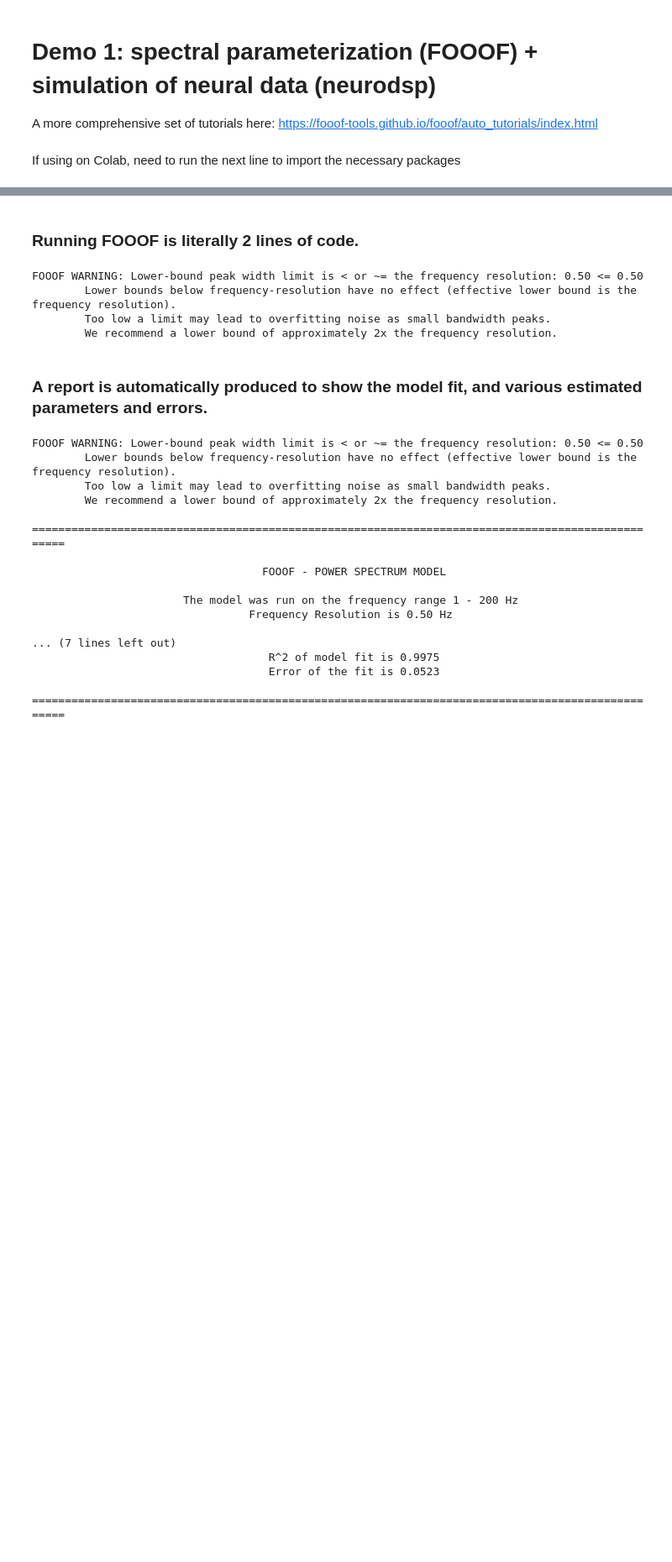
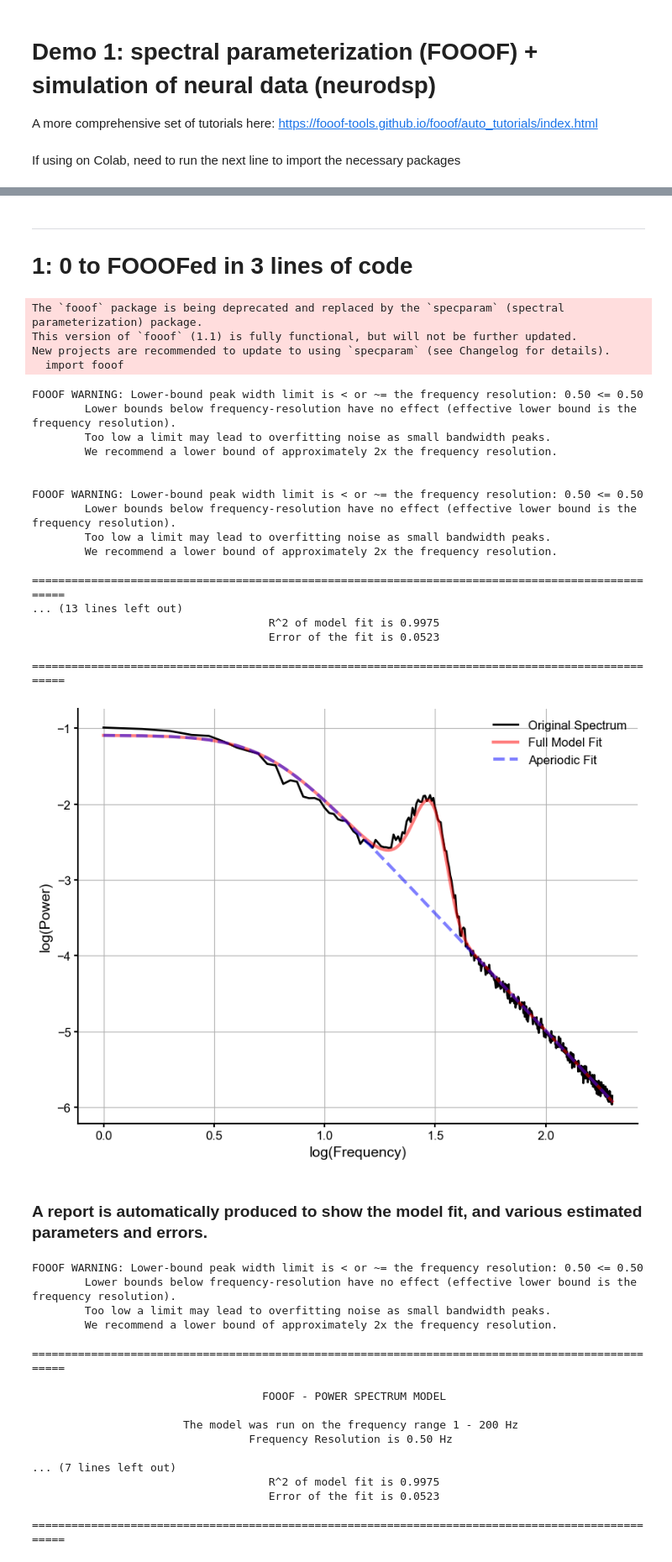
Before and after one commit to rdgao/specparam-sbi, a Jupyter notebook: demo_notebooks/1-fooof_ndsp_demo.ipynb, the cells around one changed output, grey strips where cells are left out. Shown at 84% size. Drawn from its saved outputs; the diff is of its cells as text; code cells hidden in the pictures; blank space fills up the shorter version.

```diff
--- a/demo_notebooks/1-fooof_ndsp_demo.ipynb
+++ b/demo_notebooks/1-fooof_ndsp_demo.ipynb
@@ -36,14 +42,34 @@ plt.xlabel('frequency'); plt.ylabel('power');
 # %% [markdown]
-### Running FOOOF is literally 2 lines of code.
+---
+# 1: 0 to FOOOFed in 3 lines of code
 # %%
 import fooof
 fg = fooof.FOOOF(max_n_peaks=3, min_peak_height=.5, aperiodic_mode='knee')
 fg.fit(freqs, psd, freq_range=[1,200])
+fg.report(plt_log=True)
 # %% [output]
-FOOOF WARNING: Lower-bound peak width limit is < or ~= the frequency resolution: 0.50 <= 0.50
-        Lower bounds below frequency-resolution have no effect (effective lower bound is the frequency resolution).
-        Too low a limit may lead to overfitting noise as small bandwidth peaks.
-        We recommend a lower bound of approximately 2x the frequency resolution.
+The `fooof` package is being deprecated and replaced by the `specparam` (spectral parameterization) package.
+This version of `fooof` (1.1) is fully functional, but will not be further updated.
+New projects are recommended to update to using `specparam` (see Changelog for details).
+  import fooof
+FOOOF WARNING: Lower-bound peak width limit is < or ~= the frequency resolution: 0.50 <= 0.50
+        Lower bounds below frequency-resolution have no effect (effective lower bound is the frequency resolution).
+        Too low a limit may lead to overfitting noise as small bandwidth peaks.
+        We recommend a lower bound of approximately 2x the frequency resolution.
+
+
+FOOOF WARNING: Lower-bound peak width limit is < or ~= the frequency resolution: 0.50 <= 0.50
+        Lower bounds below frequency-resolution have no effect (effective lower bound is the frequency resolution).
+        Too low a limit may lead to overfitting noise as small bandwidth peaks.
+        We recommend a lower bound of approximately 2x the frequency resolution.
+
+==================================================================================================
+... (13 lines left out)
+                                    R^2 of model fit is 0.9975
+                                    Error of the fit is 0.0523
+
+==================================================================================================
+[figure, added]
 # %% [markdown]
 ### A report is automatically produced to show the model fit, and various estimated parameters and errors.
 # %%
```
Also changed, not shown: parts of 26 cells of this notebook, 4 other files.
